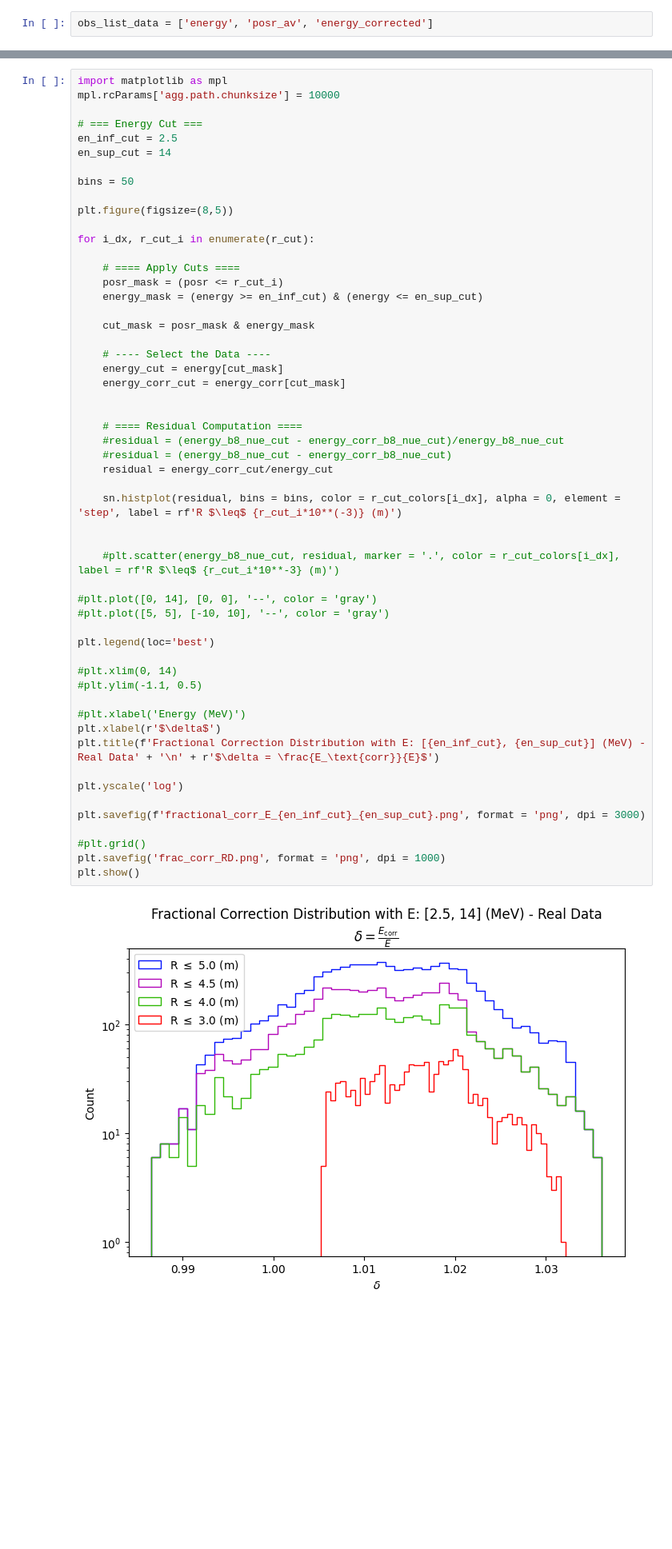
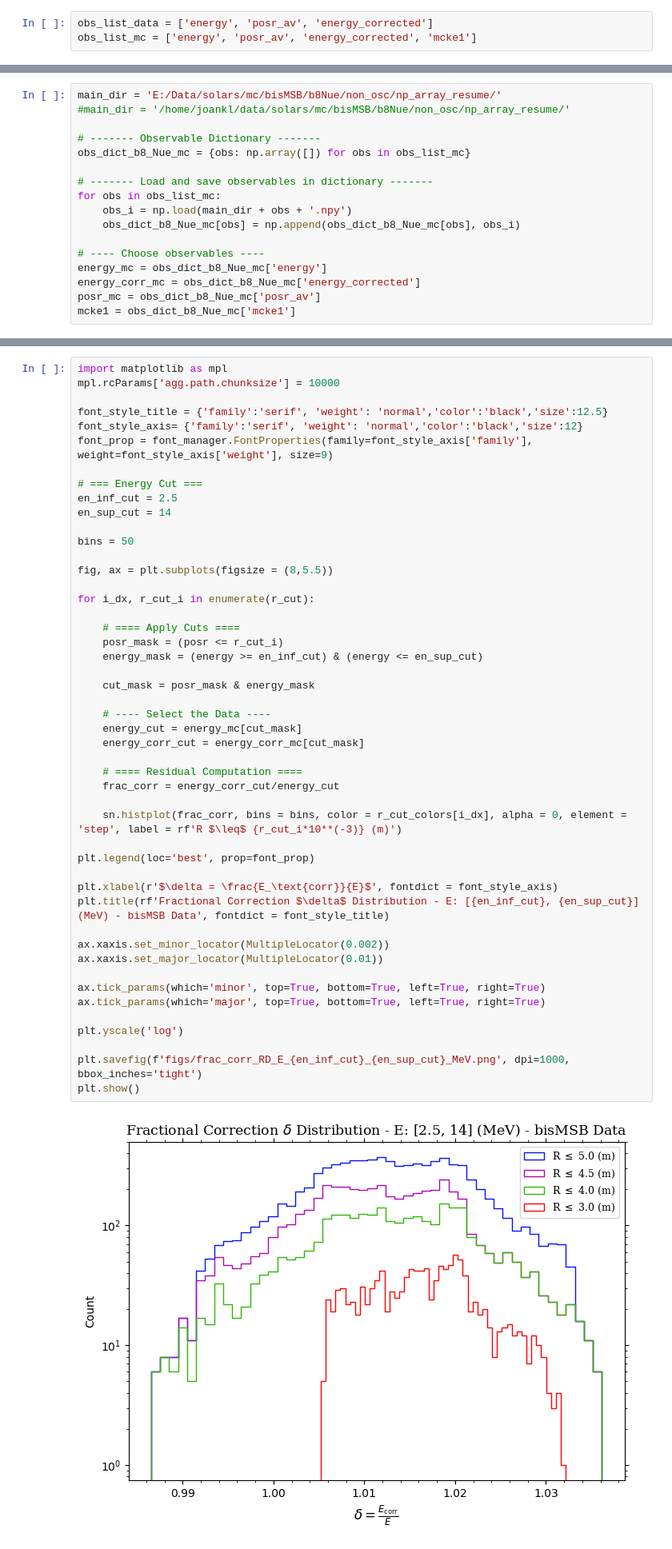
Before and after one commit to joankl/Solar-Neutrinos-Project, a Jupyter notebook: real data analysis/bisMSB/Energy Callibrator Analysis.ipynb, the cells around one changed output, grey strips where cells are left out. Shown at 80% size. Drawn from its saved outputs; the diff is of its cells as text; blank space fills up the shorter version.

```diff
--- a/real data analysis/bisMSB/Energy Callibrator Analysis.ipynb
+++ b/real data analysis/bisMSB/Energy Callibrator Analysis.ipynb
@@ -11,3 +14,4 @@ import glob
 # Load the Data
 # %%
 obs_list_data = ['energy', 'posr_av', 'energy_corrected']
+obs_list_mc = ['energy', 'posr_av', 'energy_corrected', 'mcke1']
@@ -13,0 +20,17 @@ obs_list_data = ['energy', 'posr_av', 'energy_corrected']
+# %%
+main_dir = 'E:/Data/solars/mc/bisMSB/b8Nue/non_osc/np_array_resume/'
+#main_dir = '/home/joankl/data/solars/mc/bisMSB/b8Nue/non_osc/np_array_resume/'
+
+# ------- Observable Dictionary -------
+obs_dict_b8_Nue_mc = {obs: np.array([]) for obs in obs_list_mc}
+
+# ------- Load and save observables in dictionary -------
+for obs in obs_list_mc:
+    obs_i = np.load(main_dir + obs + '.npy')
+    obs_dict_b8_Nue_mc[obs] = np.append(obs_dict_b8_Nue_mc[obs], obs_i)
+
+# ---- Choose observables ----
+energy_mc = obs_dict_b8_Nue_mc['energy']
+energy_corr_mc = obs_dict_b8_Nue_mc['energy_corrected']
+posr_mc = obs_dict_b8_Nue_mc['posr_av']
+mcke1 = obs_dict_b8_Nue_mc['mcke1']
@@ -176,56 +346,50 @@ Measure $\delta$ for low and high energies -> No big changes!
 # %%
 import matplotlib as mpl
 mpl.rcParams['agg.path.chunksize'] = 10000
+
+font_style_title = {'family':'serif', 'weight': 'normal','color':'black','size':12.5}
+font_style_axis= {'family':'serif', 'weight': 'normal','color':'black','size':12}
+font_prop = font_manager.FontProperties(family=font_style_axis['family'], weight=font_style_axis['weight'], size=9)
 
 # === Energy Cut ===
 en_inf_cut = 2.5
 en_sup_cut = 14
 
 bins = 50
 
-plt.figure(figsize=(8,5))
+fig, ax = plt.subplots(figsize = (8,5.5))
 
 for i_dx, r_cut_i in enumerate(r_cut):
 
     # ==== Apply Cuts ====
     posr_mask = (posr <= r_cut_i)
     energy_mask = (energy >= en_inf_cut) & (energy <= en_sup_cut)
 
     cut_mask = posr_mask & energy_mask
 
     # ---- Select the Data ----
-    energy_cut = energy[cut_mask]
-    energy_corr_cut = energy_corr[cut_mask]
-
+    energy_cut = energy_mc[cut_mask]
+    energy_corr_cut = energy_corr_mc[cut_mask]
 
     # ==== Residual Computation ====
-    #residual = (energy_b8_nue_cut - energy_corr_b8_nue_cut)/energy_b8_nue_cut
-    #residual = (energy_b8_nue_cut - energy_corr_b8_nue_cut)
-    residual = energy_corr_cut/energy_cut
+    frac_corr = energy_corr_cut/energy_cut
 
-    sn.histplot(residual, bins = bins, color = r_cut_colors[i_dx], alpha = 0, element = 'step', label = rf'R $\leq$ {r_cut_i*10**(-3)} (m)')
+    sn.histplot(frac_corr, bins = bins, color = r_cut_colors[i_dx], alpha = 0, element = 'step', label = rf'R $\leq$ {r_cut_i*10**(-3)} (m)')
 
+plt.legend(loc='best', prop=font_prop)
 
-    #plt.scatter(energy_b8_nue_cut, residual, marker = '.', color = r_cut_colors[i_dx], label = rf'R $\leq$ {r_cut_i*10**-3} (m)')
+plt.xlabel(r'$\delta = \frac{E_\text{corr}}{E}$', fontdict = font_style_axis)
+plt.title(rf'Fractional Correction $\delta$ Distribution - E: [{en_inf_cut}, {en_sup_cut}] (MeV) - bisMSB Data', fontdict = font_style_title)
 
-#plt.plot([0, 14], [0, 0], '--', color = 'gray')
-#plt.plot([5, 5], [-10, 10], '--', color = 'gray')
+ax.xaxis.set_minor_locator(MultipleLocator(0.002))
+ax.xaxis.set_major_locator(MultipleLocator(0.01))
 
-plt.legend(loc='best')
-
-#plt.xlim(0, 14)
-#plt.ylim(-1.1, 0.5)
-
-#plt.xlabel('Energy (MeV)')
-plt.xlabel(r'$\delta$')
-plt.title(f'Fractional Correction Distribution with E: [{en_inf_cut}, {en_sup_cut}] (MeV) - Real Data' + '\n' + r'$\delta = \frac{E_\text{corr}}{E}$')
+ax.tick_params(which='minor', top=True, bottom=True, left=True, right=True)
+ax.tick_params(which='major', top=True, bottom=True, left=True, right=True)
 
 plt.yscale('log')
 
-plt.savefig(f'fractional_corr_E_{en_inf_cut}_{en_sup_cut}.png', format = 'png', dpi = 3000)
-
-#plt.grid()
-plt.savefig('frac_corr_RD.png', format = 'png', dpi = 1000)
+plt.savefig(f'figs/frac_corr_RD_E_{en_inf_cut}_{en_sup_cut}_MeV.png', dpi=1000, bbox_inches='tight')
 plt.show()
 # %% [output]
-[figure, old version]
+[figure, new version]
```
Also changed, not shown: parts of 13 cells of this notebook, 2 other files.
